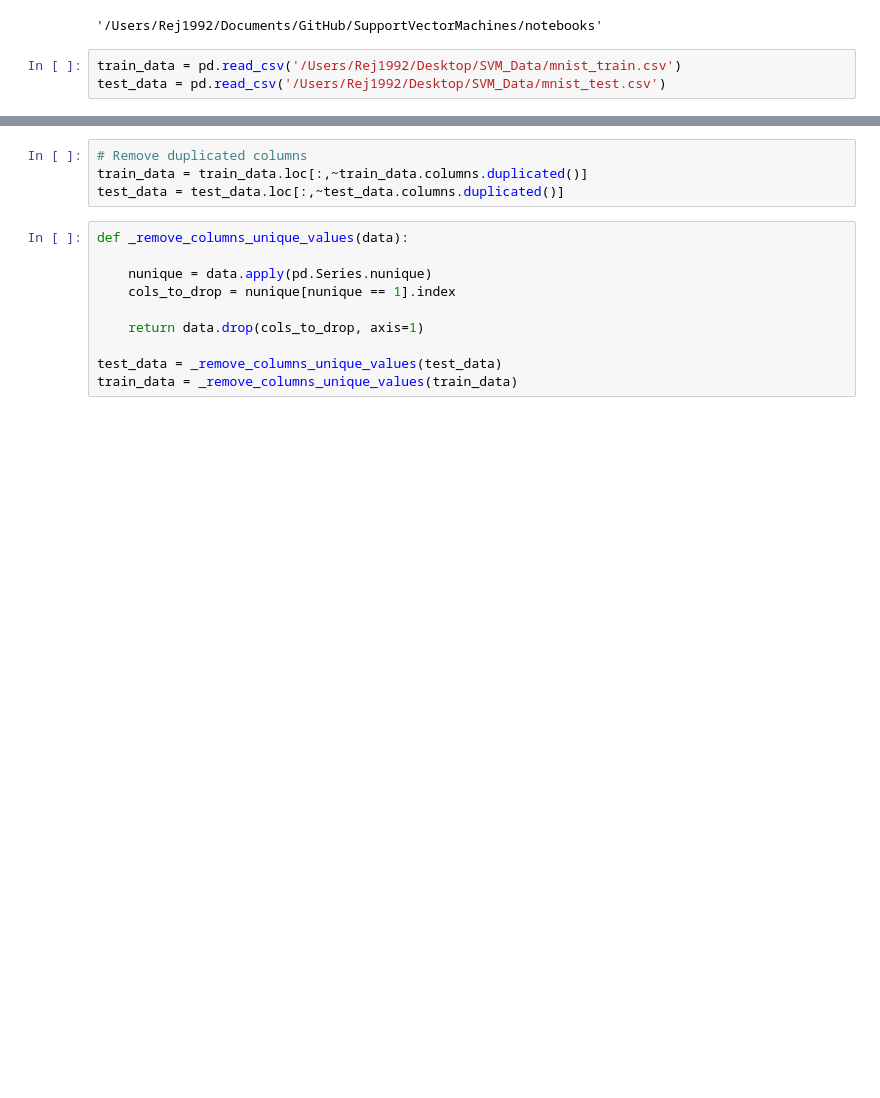
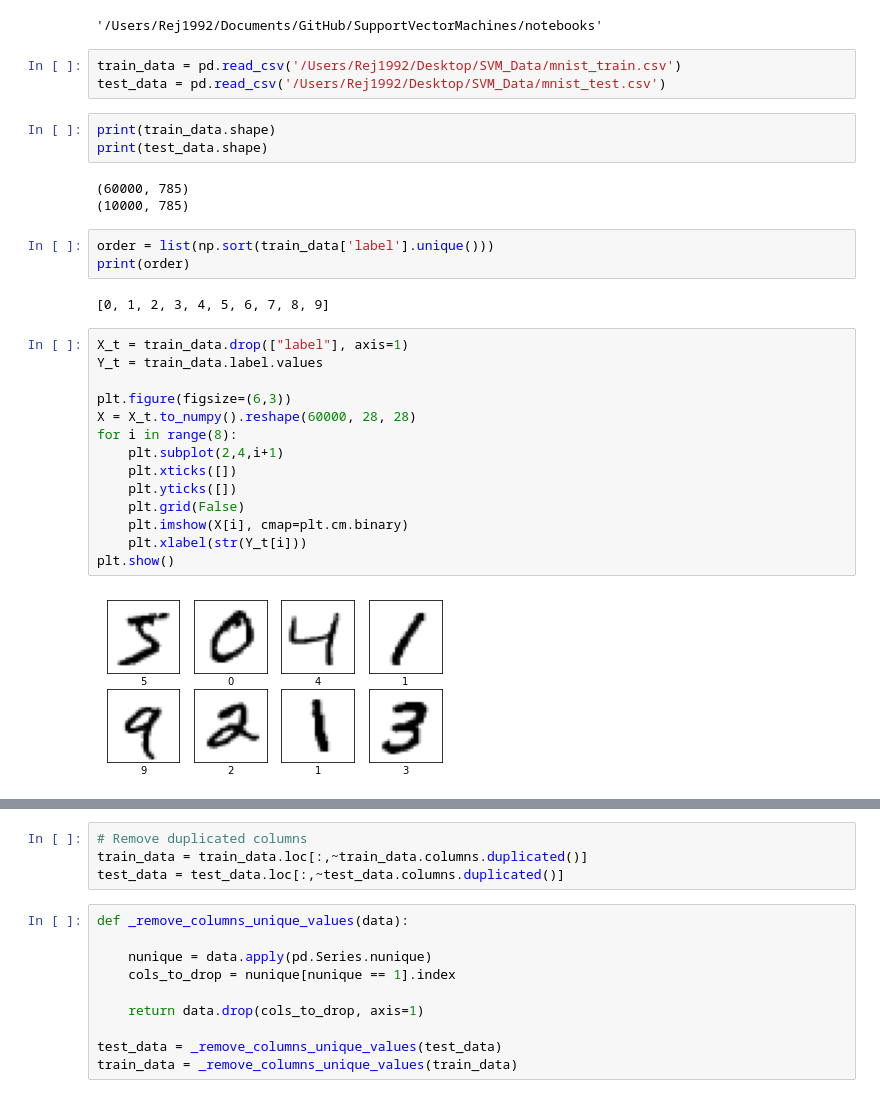
Before and after one commit to RoryDataScience/SupportVectorMachines, a Jupyter notebook: notebooks/20212101_SupportVectorMachines_Classification.ipynb, the cells around one changed output, grey strips where cells are left out. Cells and saved outputs as stored; diff of their text form; blank space fills up the shorter version.

```diff
--- a/notebooks/20212101_SupportVectorMachines_Classification.ipynb
+++ b/notebooks/20212101_SupportVectorMachines_Classification.ipynb
@@ -77,3 +94,30 @@ os.getcwd()
 # %%
 train_data = pd.read_csv('/Users/Rej1992/Desktop/SVM_Data/mnist_train.csv')
 test_data = pd.read_csv('/Users/Rej1992/Desktop/SVM_Data/mnist_test.csv')
+# %%
+print(train_data.shape)
+print(test_data.shape)
+# %% [output]
+(60000, 785)
+(10000, 785)
+# %%
+order = list(np.sort(train_data['label'].unique()))
+print(order)
+# %% [output]
+[0, 1, 2, 3, 4, 5, 6, 7, 8, 9]
+# %%
+X_t = train_data.drop(["label"], axis=1)
+Y_t = train_data.label.values
+
+plt.figure(figsize=(6,3))
+X = X_t.to_numpy().reshape(60000, 28, 28)
+for i in range(8):
+    plt.subplot(2,4,i+1)
+    plt.xticks([])
+    plt.yticks([])
+    plt.grid(False)
+    plt.imshow(X[i], cmap=plt.cm.binary)
+    plt.xlabel(str(Y_t[i]))
+plt.show()
+# %% [output]
+[figure, added]
```
Also changed, not shown: parts of 23 cells of this notebook.
